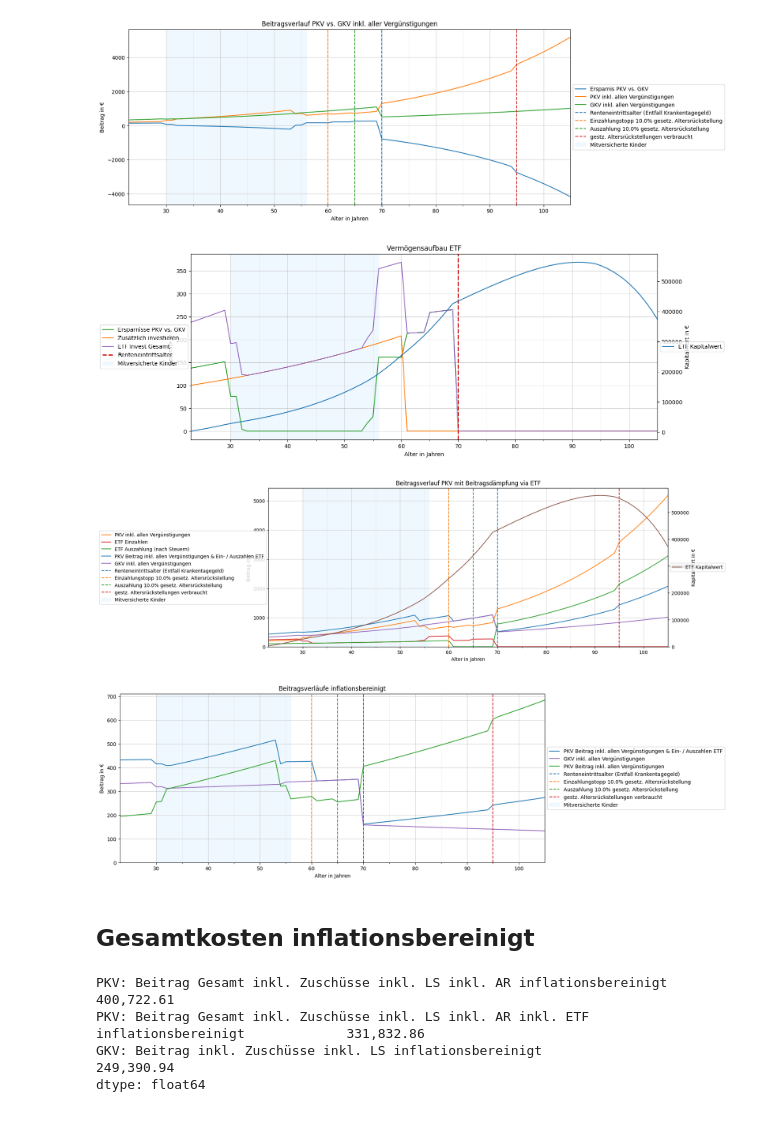
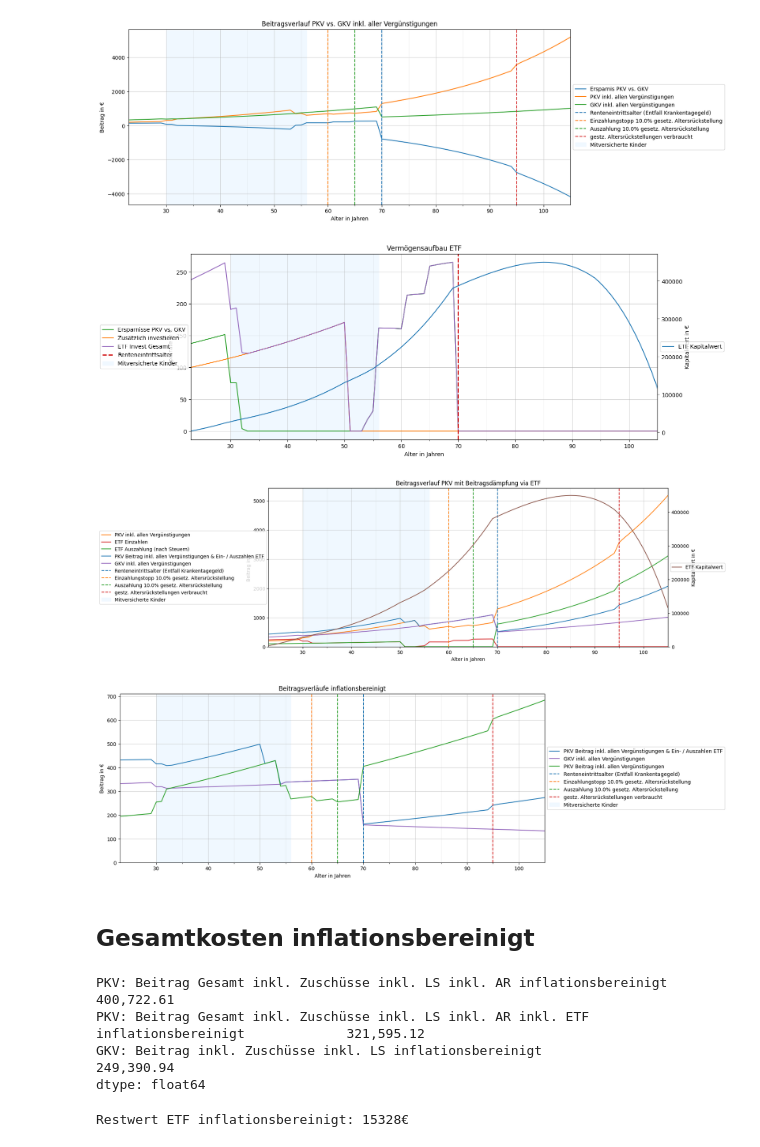
Before and after one commit to maxileith/pkv-kosten, a Jupyter notebook: notebook.ipynb, the cells around one changed output. Saved outputs shown, nothing was run; the diff lists cells and outputs as text; code cells hidden in the pictures.

```diff
--- a/notebook.ipynb
+++ b/notebook.ipynb
@@ -62,7 +62,7 @@ GKV_ANTEIL_RENTENVERSICHERUNG = 0.5
 GKV_GESAMTBEITRAG = GKV_BEITRAG + GKV_ZUSATZBEITRAG
 GKV_GESAMTBEITRAG_INKL_AG = GKV_GESAMTBEITRAG * (1 - GKV_ANTEIL_ARBEITGEBER)
 GKV_GESAMTBEITRAG_INKL_RV = GKV_GESAMTBEITRAG * (1 - GKV_ANTEIL_RENTENVERSICHERUNG)
-GKV_STEUERLICH_ANSETZBAR = 0.96
+GKV_STEUERLICH_ANSETZBAR = 0.96 # Für Krankentagegeld wird vom Finanzamt pauschal 4% abgezogen
 
 # Pflegeversicherung in GKV
 # https://www.tk.de/firmenkunden/versicherung/beitraege-faq/pflegereform-2023/wie-hoch-ist-pv-beitrag-ab-01072023-2149454?tkcm=ab
@@ -174,7 +174,7 @@ KAPITALERTRAGSSTEUER = 0.25
 # Vermögensaufbau
 ON_TOP_INVESTIEREN_BETRAG = 100 # bis Rente werden 100€ über die PKV Preisvorteile hinaus investiert
 ON_TOP_INVESTIEREN_BEITRAGSAUTOMATIK = 0.02 # p.a.
-ON_TOP_INVESTIEREN_BIS = 60
+ON_TOP_INVESTIEREN_BIS = 50
 REDUKTION_ETF_AB = RENTENEINTRITTSALTER # Der ETF wird ab Rentenalter zum verringern der Beiträge verwendet
 REDUKTION_ETF = 0.6 # Die Rate der PKV wird um 60% reduziert
 # %% [markdown]
@@ -641,8 +641,8 @@ plt.show()
 df['Ersparnis PKV vs. GKV'] = df['GKV: Beitrag inkl. Zuschüsse inkl. LS'] - df['PKV: Beitrag Gesamt inkl. Zuschüsse inkl. LS inkl. AR']
 df['Zusätzlich investieren'] = np.where(df['Alter'] <= ON_TOP_INVESTIEREN_BIS, ON_TOP_INVESTIEREN_BETRAG * np.power(1 + ON_TOP_INVESTIEREN_BEITRAGSAUTOMATIK, df['Alter'] - EINTRITTSALTER), 0)
 df['ETF Auszahlung (vor Steuer)'] = np.where(df['Alter'] >= REDUKTION_ETF_AB, df['PKV: Beitrag Gesamt inkl. Zuschüsse inkl. LS inkl. AR'] * REDUKTION_ETF / (1 - KAPITALERTRAGSSTEUER), 0)
-df['Gebildete Ergsparnisse in ETF'] = np.maximum(0, interest((np.maximum(df['Ersparnis PKV vs. GKV'], 0) + df['Zusätzlich investieren'] - df['ETF Auszahlung (vor Steuer)']) * 12, RENDITE_KAPITALMARKT))
-df['ETF Auszahlung (vor Steuer)'] = np.where(df['Gebildete Ergsparnisse in ETF'] == 0, 0, np.minimum(df['Gebildete Ergsparnisse in ETF'] / 12, df['ETF Auszahlung (vor Steuer)']))
+df['Gebildete Ersparnisse in ETF'] = np.maximum(0, interest((np.maximum(df['Ersparnis PKV vs. GKV'], 0) + df['Zusätzlich investieren'] - df['ETF Auszahlung (vor Steuer)']) * 12, RENDITE_KAPITALMARKT))
+df['ETF Auszahlung (vor Steuer)'] = np.where(df['Gebildete Ersparnisse in ETF'] == 0, 0, np.minimum(df['Gebildete Ersparnisse in ETF'] / 12, df['ETF Auszahlung (vor Steuer)']))
 df['ETF Auszahlung (nach Steuer)'] = df['ETF Auszahlung (vor Steuer)'] * (1 - KAPITALERTRAGSSTEUER)
 
 df['PKV: Beitrag Gesamt inkl. Zuschüsse inkl. LS inkl. AR inkl. ETF'] = df['PKV: Beitrag Gesamt inkl. Zuschüsse inkl. LS inkl. AR'] + np.maximum(df['Ersparnis PKV vs. GKV'], 0) + df['Zusätzlich investieren'] - df['ETF Auszahlung (nach Steuer)']
@@ -662,7 +662,7 @@ df[[
     'PKV: Beitrag Gesamt inkl. Zuschüsse inkl. LS inkl. AR',
     'Ersparnis PKV vs. GKV',
     'Zusätzlich investieren',
-    'Gebildete Ergsparnisse in ETF',
+    'Gebildete Ersparnisse in ETF',
     'ETF Auszahlung (vor Steuer)',
     'ETF Auszahlung (nach Steuer)',
     'PKV: Beitrag Gesamt inkl. Zuschüsse inkl. LS inkl. AR inkl. ETF',
@@ -726,35 +726,35 @@ f, ax1 = plt.subplots(1)
 f.set_size_inches((15, 6))
 ax2 = ax1.twinx()
 
 ax1.plot(df['Alter'], np.maximum(0, df['Ersparnis PKV vs. GKV']), label='Ersparnisse PKV vs. GKV', color='tab:green')
 ax1.plot(df['Alter'], df['Zusätzlich investieren'], label='Zusätzlich investieren', color='tab:orange')
 ax1.plot(df['Alter'], np.maximum(0, df['Ersparnis PKV vs. GKV']) + df['Zusätzlich investieren'], label='ETF Invest Gesamt', color='tab:purple')
 
 ax1.axvline(x=RENTENEINTRITTSALTER, label="Renteneintrittsalter", linestyle='dashed', color='tab:red', linewidth=2)
 
 if alter_wenn_erstes_kind != 1000:
     ax1.axvspan(alter_wenn_erstes_kind, alter_wenn_letztes_kind, color='aliceblue', label='Mitversicherte Kinder')
 
-ax2.plot(df['Alter'], df['Gebildete Ergsparnisse in ETF'], label='ETF Kapitalwert', color='tab:blue')
+ax2.plot(df['Alter'], df['Gebildete Ersparnisse in ETF'], label='ETF Kapitalwert', color='tab:blue')
 
 ax1.set_xlim(left=EINTRITTSALTER)
 ax1.set_xlim(right=ENDALTER)
 
 ax1.set_title('Vermögensaufbau ETF')
 ax1.set_xlabel('Alter in Jahren')
 ax1.set_ylabel('Sparrate in €')
 ax2.set_ylabel('Kapitalwert in €')
 
 ax1.set_xticks(major_ticks)
 ax1.set_xticks(minor_ticks, minor=True)
 ax1.grid(which='minor', alpha=0.2)
 ax1.grid(which='major', alpha=0.6)
 
 ax1.legend(loc='center right', bbox_to_anchor=(0, 0.5))
 ax2.legend(loc='center left', bbox_to_anchor=(1, 0.5))
 plt.show()
 # %% [output]
-[figure, old version]
+[figure, new version]
 # %%
 f, ax1 = plt.subplots(1)
 f.set_size_inches((15, 6))
@@ -766,7 +766,7 @@ ax1.plot(df['Alter'], np.maximum(0, df['ETF Auszahlung (nach Steuer)']) + df['Zu
 ax1.plot(df['Alter'], df['PKV: Beitrag Gesamt inkl. Zuschüsse inkl. LS inkl. AR inkl. ETF'], label='PKV Beitrag inkl. allen Vergünstigungen & Ein- / Auszahlen ETF', color='tab:blue')
 ax1.plot(df['Alter'], df['GKV: Beitrag inkl. Zuschüsse inkl. LS'], label='GKV inkl. allen Vergünstigungen', color='tab:purple')
 
-ax2.plot(df['Alter'], df['Gebildete Ergsparnisse in ETF'], label='ETF Kapitalwert', color='tab:brown')
+ax2.plot(df['Alter'], df['Gebildete Ersparnisse in ETF'], label='ETF Kapitalwert', color='tab:brown')
 
 ax1.axvline(x=RENTENEINTRITTSALTER, label="Renteneintrittsalter (Entfall Krankentagegeld)", linestyle='dashed', color='tab:blue')
 ax1.axvline(x=PKV_GESETZLICHE_BEITRAGSENTLASTUNG_EINZAHLUNG_BIS, label=f'Einzahlungstopp {PKV_GESETZLICHE_BEITRAGSENTLASTUNG_ANTEIL * 100}% gesetz. Altersrückstellung', linestyle='dashed', color='tab:orange')
@@ -796,7 +796,7 @@ ax1.legend(loc='center right', bbox_to_anchor=(0, 0.5))
 ax2.legend(loc='center left', bbox_to_anchor=(1, 0.5))
 plt.show()
 # %% [output]
-[figure, old version]
+[figure, new version]
 # %%
 f, ax = plt.subplots(1)
 f.set_size_inches((15, 6))
@@ -830,7 +830,7 @@ ax.grid(which='major', alpha=0.6)
 plt.legend(loc='center left', bbox_to_anchor=(1, 0.5))
 plt.show()
 # %% [output]
-[figure, old version]
+[figure, new version]
 # %% [markdown]
 ## Gesamtkosten inflationsbereinigt
 # %%
@@ -841,6 +841,11 @@ plt.show()
 ]] * 12).sum()
 # %% [output]
 PKV: Beitrag Gesamt inkl. Zuschüsse inkl. LS inkl. AR inflationsbereinigt                       400,722.61
-PKV: Beitrag Gesamt inkl. Zuschüsse inkl. LS inkl. AR inkl. ETF inflationsbereinigt             331,832.86
+PKV: Beitrag Gesamt inkl. Zuschüsse inkl. LS inkl. AR inkl. ETF inflationsbereinigt             321,595.12
 GKV: Beitrag inkl. Zuschüsse inkl. LS inflationsbereinigt                                       249,390.94
 dtype: float64
+# %%
+restwert_etf_inflationsbereinigt = df.tail(1)['Gebildete Ersparnisse in ETF'].iloc[0] / df.tail(1)[f'Inflation seit {JAHR}'].iloc[0]
+print(f'Restwert ETF inflationsbereinigt: {math.floor(restwert_etf_inflationsbereinigt)}€')
+# %% [output]
+Restwert ETF inflationsbereinigt: 15328€
```
